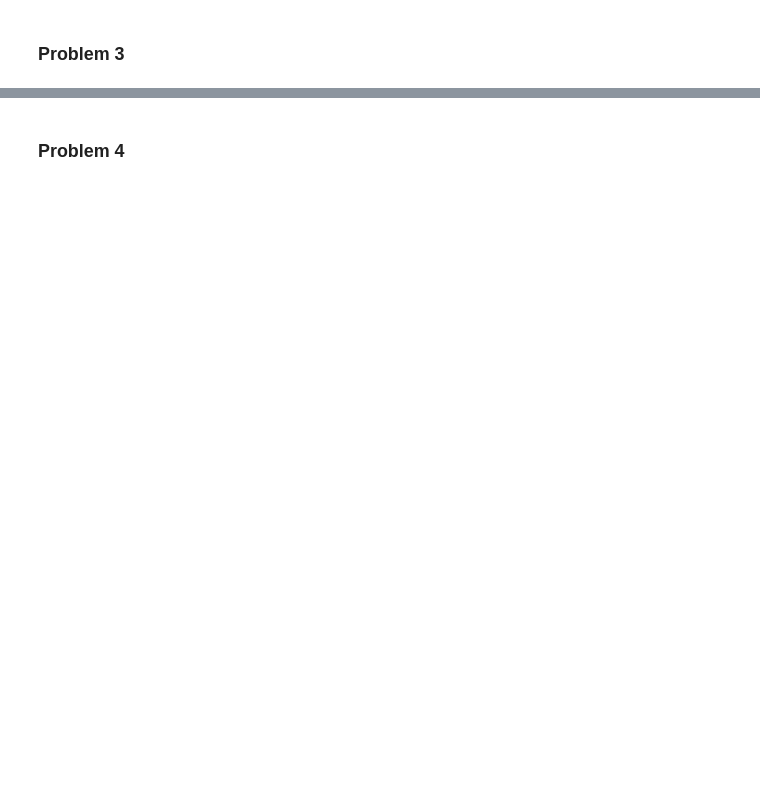
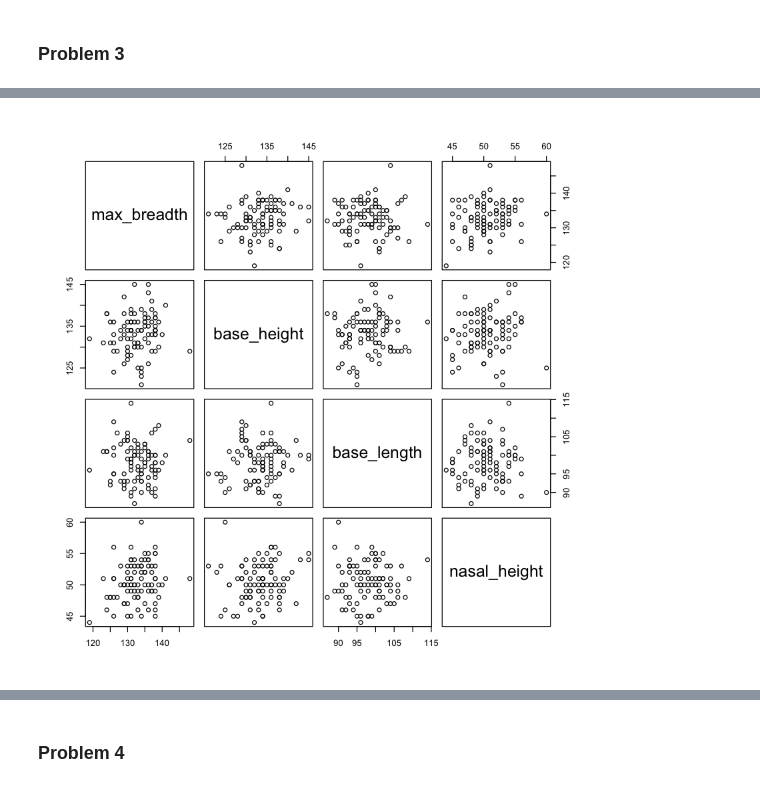
Before and after one commit to kmishra9/PH245, a Jupyter notebook: PH245 HW1.ipynb, the cells around one changed output, grey strips where cells are left out. Cells and saved outputs as stored; diff of their text form; code cells hidden in the pictures; blank space fills up the shorter version.

```diff
--- a/PH245 HW1.ipynb
+++ b/PH245 HW1.ipynb
@@ -160,0 +222,4 @@ xBar2 = c()
+# %%
+plot(pb3_data[1:4])
+# %% [output]
+[figure, added]
```
Also changed, not shown: parts of 11 cells of this notebook.
